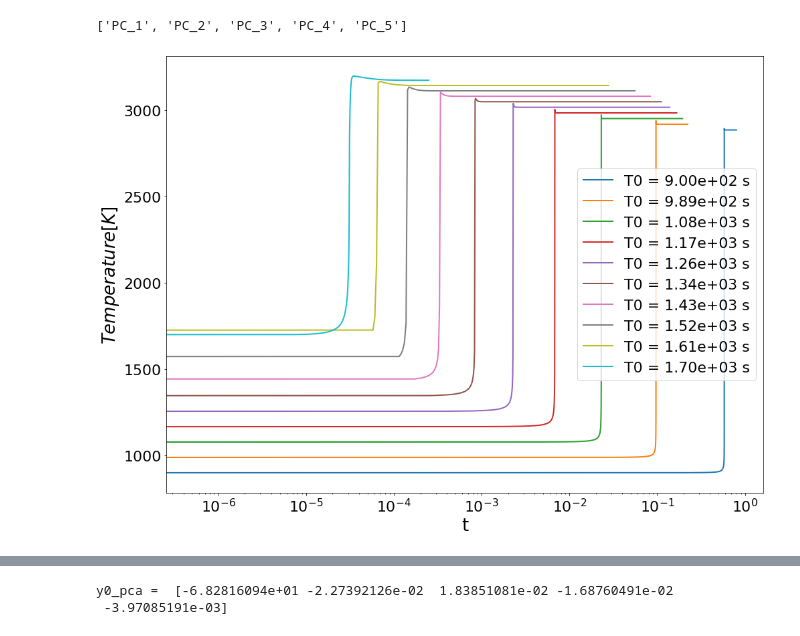
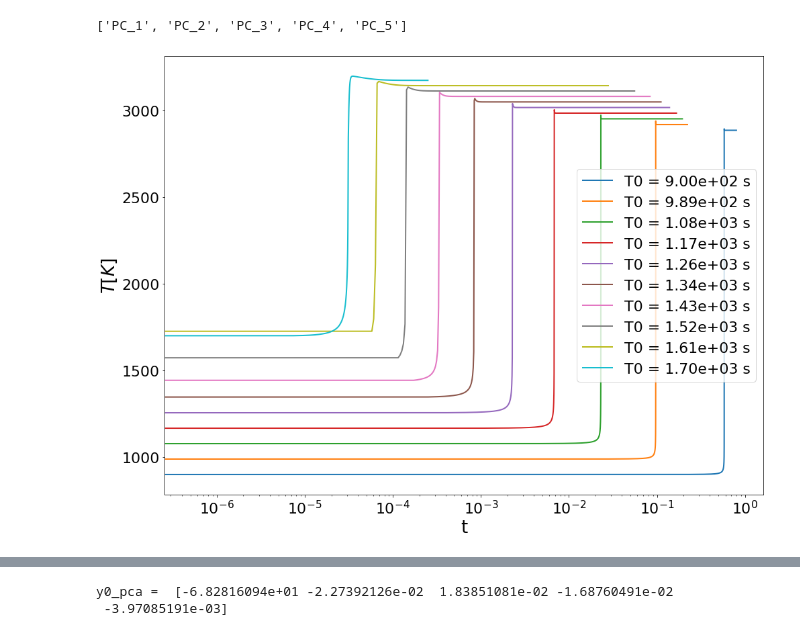
Before and after one commit to simoneventuri/ROMNet_, a Jupyter notebook: scripts/generating_data/0DReactor/Plot_Data.ipynb, the cells around one changed output, grey strips where cells are left out. Saved outputs shown, nothing was run; the diff lists cells and outputs as text; code cells hidden in the pictures.

```diff
--- a/scripts/generating_data/0DReactor/Plot_Data.ipynb
+++ b/scripts/generating_data/0DReactor/Plot_Data.ipynb
@@ -28,14 +28,14 @@ T0sVec = pd.read_csv(OutputDir+'/orig_data/T0s.csv', header=None).to_numpy()
 # %%
 fig  = plt.figure(figsize=(16,12))
 for i in range(len(T0sVec)):
     Data1 = pd.read_csv(OutputDir+'/orig_data/y.csv.'+str(i+1))
 
     plt.plot(Data1['t'], Data1['T'], label='T0 = '+"{:.2e}".format(T0sVec[i,0])+' s')
 
     plt.xlabel('t')
-    plt.ylabel(r'$Temperature [K]$')
+    plt.ylabel(r'$T [K]$')
     plt.legend()
     plt.xscale('log')
 # %% [output]
-[figure, old version]
+[figure, new version]
 # %%
```
Also changed, not shown: parts of 1 cell of this notebook, 15 other files.
